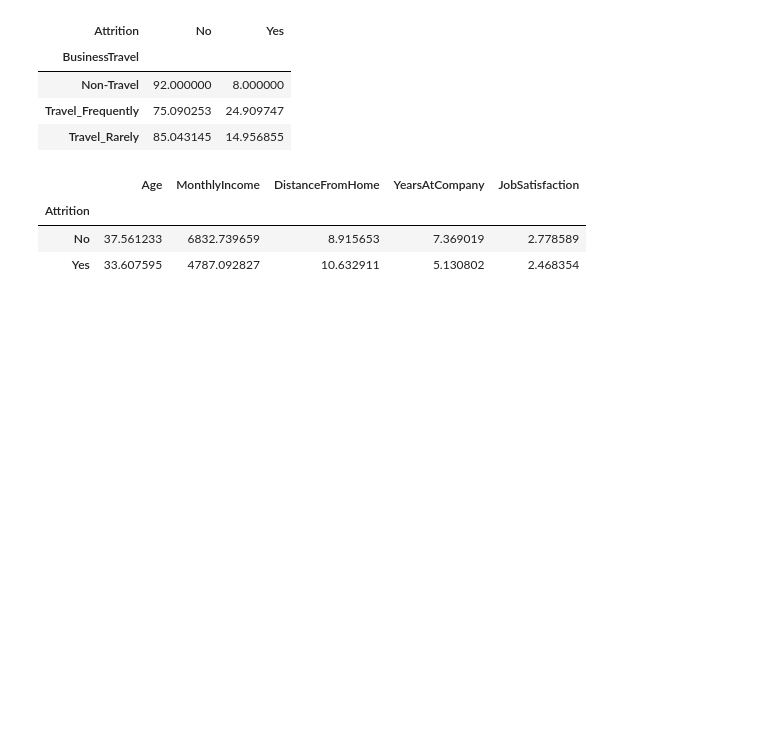
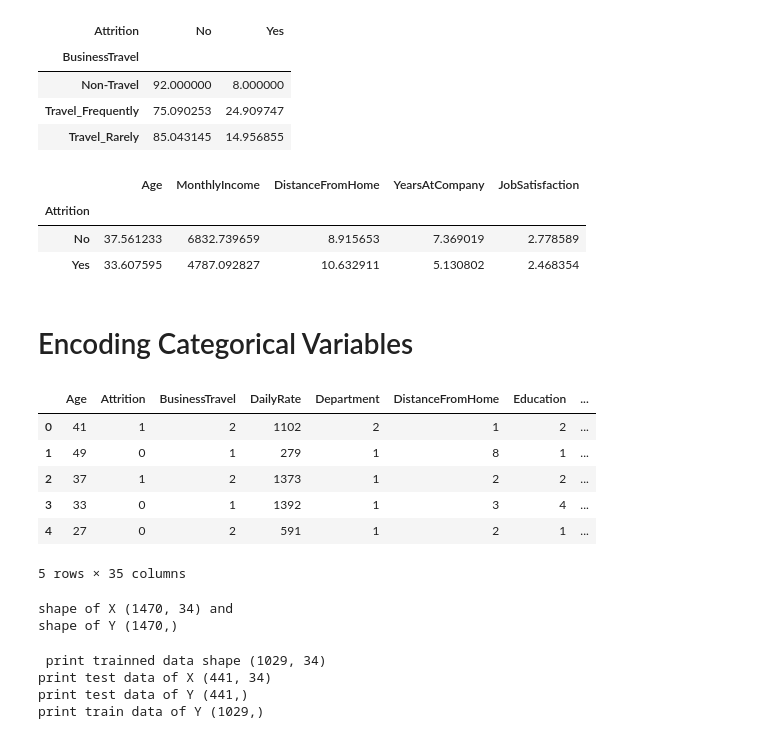
Before and after one commit to vishnu-pratap-singh/KPMG-ML-, a Jupyter notebook: HR_Analytics/employee_attrition_logistic_reg.ipynb, the cells around one changed output. Saved outputs shown, nothing was run; the diff lists cells and outputs as text; code cells hidden in the pictures; blank space fills up the shorter version.

```diff
--- a/HR_Analytics/employee_attrition_logistic_reg.ipynb
+++ b/HR_Analytics/employee_attrition_logistic_reg.ipynb
@@ -195,3 +195,55 @@ df.groupby('Attrition')[[
 | Attrition |  |  |  |  |  |
 | No | 37.561233 | 6832.739659 | 8.915653 | 7.369019 | 2.778589 |
 | Yes | 33.607595 | 4787.092827 | 10.632911 | 5.130802 | 2.468354 |
+# %% [markdown]
+# Encoding Categorical Variables
+# %%
+encoder ={}
+
+for column in df.columns:
+    if df[column].dtype =='object':
+        le = LabelEncoder()
+        df[column] = le.fit_transform(df[column])
+        encoder[column] =le
+# display
+df.head()
+# %% [output]
+|  | Age | Attrition | BusinessTravel | DailyRate | Department | DistanceFromHome | Education | ... |
+| 0 | 41 | 1 | 2 | 1102 | 2 | 1 | 2 | ... |
+| 1 | 49 | 0 | 1 | 279 | 1 | 8 | 1 | ... |
+| 2 | 37 | 1 | 2 | 1373 | 1 | 2 | 2 | ... |
+| 3 | 33 | 0 | 1 | 1392 | 1 | 3 | 4 | ... |
+| 4 | 27 | 0 | 2 | 591 | 1 | 2 | 1 | ... |
+5 rows × 35 columns
+# %%
+# preparing featurs and target
+
+X = df.drop('Attrition', axis=1)
+
+
+Y = df['Attrition']
+
+print(f'shape of X {X.shape} and \nshape of Y {Y.shape} ')
+# %% [output]
+shape of X (1470, 34) and
+shape of Y (1470,)
+# %%
+# train and test
+# from sklearn.model_selection import train_test_split
+
+X_train, X_test, Y_train, Y_test= train_test_split(
+    X,
+    Y,
+    test_size=0.30,
+    random_state=42
+)
+
+print(f' print trainned data shape {X_train.shape}')
+print(f'print test data of X {X_test.shape}')
+print(f'print test data of Y {Y_test.shape}')
+print(f'print train data of Y {Y_train.shape}')
+# %% [output]
+ print trainned data shape (1029, 34)
+print test data of X (441, 34)
+print test data of Y (441,)
+print train data of Y (1029,)
```
Also changed, not shown: parts of 2 cells of this notebook, 2 other files.
